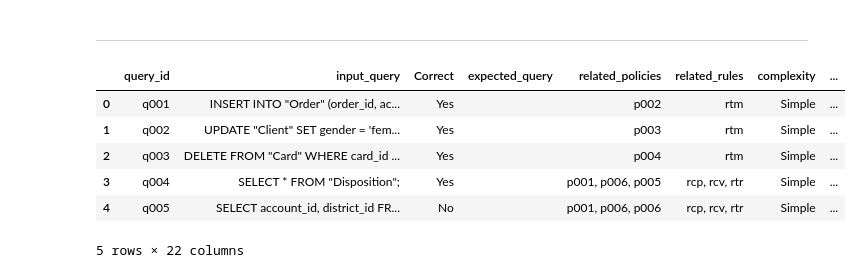
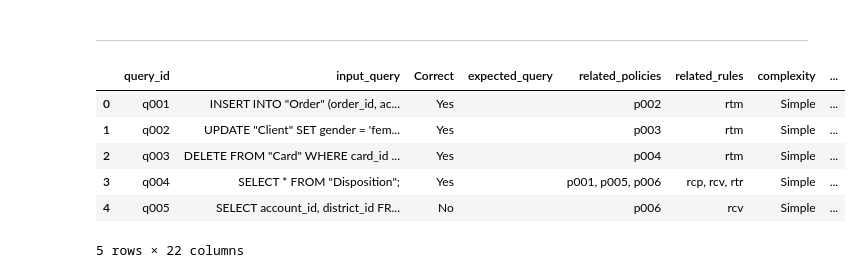
Before and after one commit to nipdep/ARGOS, a Jupyter notebook: experiments/sql_query_evaluator.ipynb, the cells around one changed output. Cells and saved outputs as stored; diff of their text form; code cells hidden in the pictures.

```diff
--- a/experiments/sql_query_evaluator.ipynb
+++ b/experiments/sql_query_evaluator.ipynb
@@ -542,14 +554,14 @@ def total_llm_accuracy(test_df):
 # %%
-result_df = pd.read_csv("../data/test_dataset_result_v3r2.csv")
+result_df = pd.read_csv("../data/test_dataset_result_v4r6.csv")
 result_df.fillna('', inplace=True)  # Fill NaN values with empty strings for string operations
 result_df.head()
 # %% [output]
 |  | query_id | input_query | Correct | expected_query | related_policies | related_rules | complexity | ... |
 | 0 | q001 | INSERT INTO "Order" (order_id, ac... | Yes |  | p002 | rtm | Simple | ... |
 | 1 | q002 | UPDATE "Client" SET gender = 'fem... | Yes |  | p003 | rtm | Simple | ... |
 | 2 | q003 | DELETE FROM "Card" WHERE card_id ... | Yes |  | p004 | rtm | Simple | ... |
-| 3 | q004 | SELECT * FROM "Disposition"; | Yes |  | p001, p006, p005 | rcp, rcv, rtr | Simple | ... |
-| 4 | q005 | SELECT account_id, district_id FR... | No |  | p001, p006, p006 | rcp, rcv, rtr | Simple | ... |
+| 3 | q004 | SELECT * FROM "Disposition"; | Yes |  | p001, p005, p006 | rcp, rcv, rtr | Simple | ... |
+| 4 | q005 | SELECT account_id, district_id FR... | No |  | p006 | rcv | Simple | ... |
 5 rows × 22 columns
 # %%
 total_llm_accuracy(result_df)
```
Also changed, not shown: parts of 6 cells of this notebook, 1 other file.
